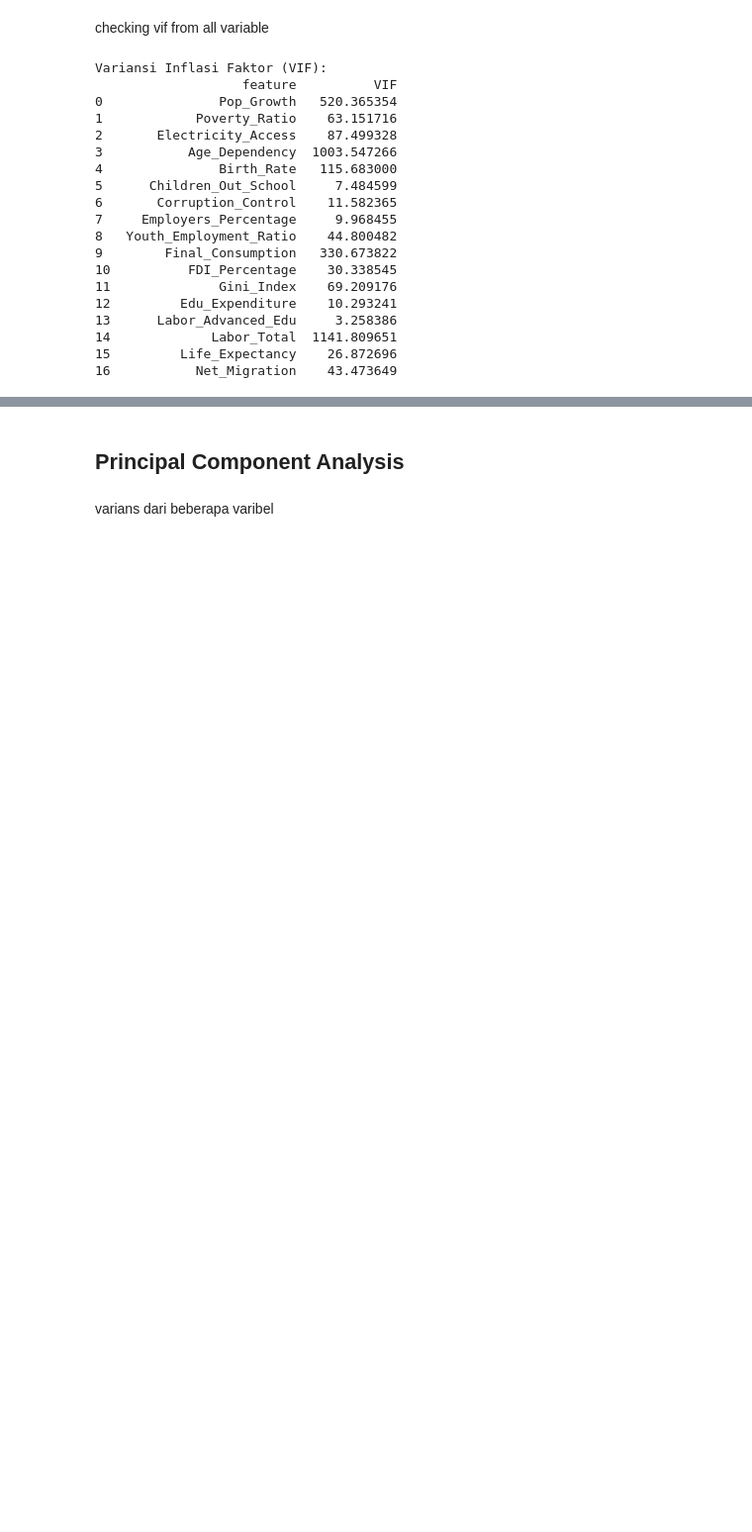
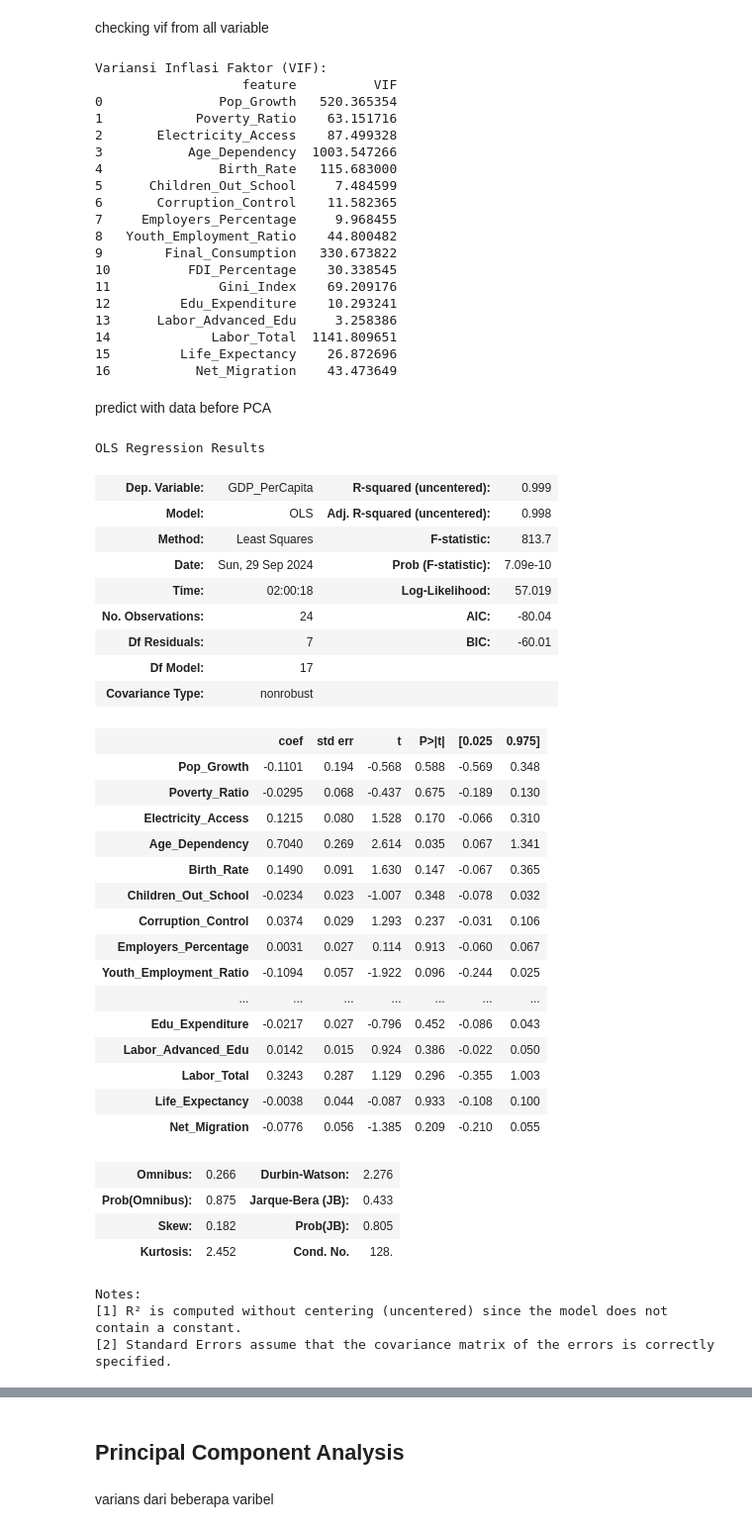
Before and after one commit to Najmaakmalina/Ekonometrika, a Jupyter notebook: Ekonomterika fix.ipynb, the cells around one changed output, grey strips where cells are left out. Shown: that part at 99% size. Cells and saved outputs as stored; diff of their text form; code cells hidden in the pictures; blank space fills up the shorter version.

```diff
--- a/Ekonomterika fix.ipynb
+++ b/Ekonomterika fix.ipynb
@@ -339,3 +339,47 @@ Variansi Inflasi Faktor (VIF):
 14             Labor_Total  1141.809651
 15         Life_Expectancy    26.872696
 16           Net_Migration    43.473649
+# %% [markdown]
+predict with data before PCA
+# %%
+import statsmodels.api as sm
+# Menambahkan intercept
+X = sm.add_constant(x)
+
+# 3. Membangun Model Regresi Linier Berganda
+model = sm.OLS(y, x).fit()
+model.summary()
+# %% [output]
+OLS Regression Results
+| Dep. Variable: | GDP_PerCapita | R-squared (uncentered): | 0.999 |
+| Model: | OLS | Adj. R-squared (uncentered): | 0.998 |
+| Method: | Least Squares | F-statistic: | 813.7 |
+| Date: | Sun, 29 Sep 2024 | Prob (F-statistic): | 7.09e-10 |
+| Time: | 02:00:18 | Log-Likelihood: | 57.019 |
+| No. Observations: | 24 | AIC: | -80.04 |
+| Df Residuals: | 7 | BIC: | -60.01 |
+| Df Model: | 17 |  |  |
+| Covariance Type: | nonrobust |  |  |
+|  | coef | std err | t | P>|t| | [0.025 | 0.975] |
+| Pop_Growth | -0.1101 | 0.194 | -0.568 | 0.588 | -0.569 | 0.348 |
+| Poverty_Ratio | -0.0295 | 0.068 | -0.437 | 0.675 | -0.189 | 0.130 |
+| Electricity_Access | 0.1215 | 0.080 | 1.528 | 0.170 | -0.066 | 0.310 |
+| Age_Dependency | 0.7040 | 0.269 | 2.614 | 0.035 | 0.067 | 1.341 |
+| Birth_Rate | 0.1490 | 0.091 | 1.630 | 0.147 | -0.067 | 0.365 |
+| Children_Out_School | -0.0234 | 0.023 | -1.007 | 0.348 | -0.078 | 0.032 |
+| Corruption_Control | 0.0374 | 0.029 | 1.293 | 0.237 | -0.031 | 0.106 |
+| Employers_Percentage | 0.0031 | 0.027 | 0.114 | 0.913 | -0.060 | 0.067 |
+| Youth_Employment_Ratio | -0.1094 | 0.057 | -1.922 | 0.096 | -0.244 | 0.025 |
+| ... | ... | ... | ... | ... | ... | ... |
+| Edu_Expenditure | -0.0217 | 0.027 | -0.796 | 0.452 | -0.086 | 0.043 |
+| Labor_Advanced_Edu | 0.0142 | 0.015 | 0.924 | 0.386 | -0.022 | 0.050 |
+| Labor_Total | 0.3243 | 0.287 | 1.129 | 0.296 | -0.355 | 1.003 |
+| Life_Expectancy | -0.0038 | 0.044 | -0.087 | 0.933 | -0.108 | 0.100 |
+| Net_Migration | -0.0776 | 0.056 | -1.385 | 0.209 | -0.210 | 0.055 |
+| Omnibus: | 0.266 | Durbin-Watson: | 2.276 |
+| Prob(Omnibus): | 0.875 | Jarque-Bera (JB): | 0.433 |
+| Skew: | 0.182 | Prob(JB): | 0.805 |
+| Kurtosis: | 2.452 | Cond. No. | 128. |
+Notes:
+[1] R² is computed without centering (uncentered) since the model does not contain a constant.
+[2] Standard Errors assume that the covariance matrix of the errors is correctly specified.
```
Also changed, not shown: parts of 7 cells of this notebook.
